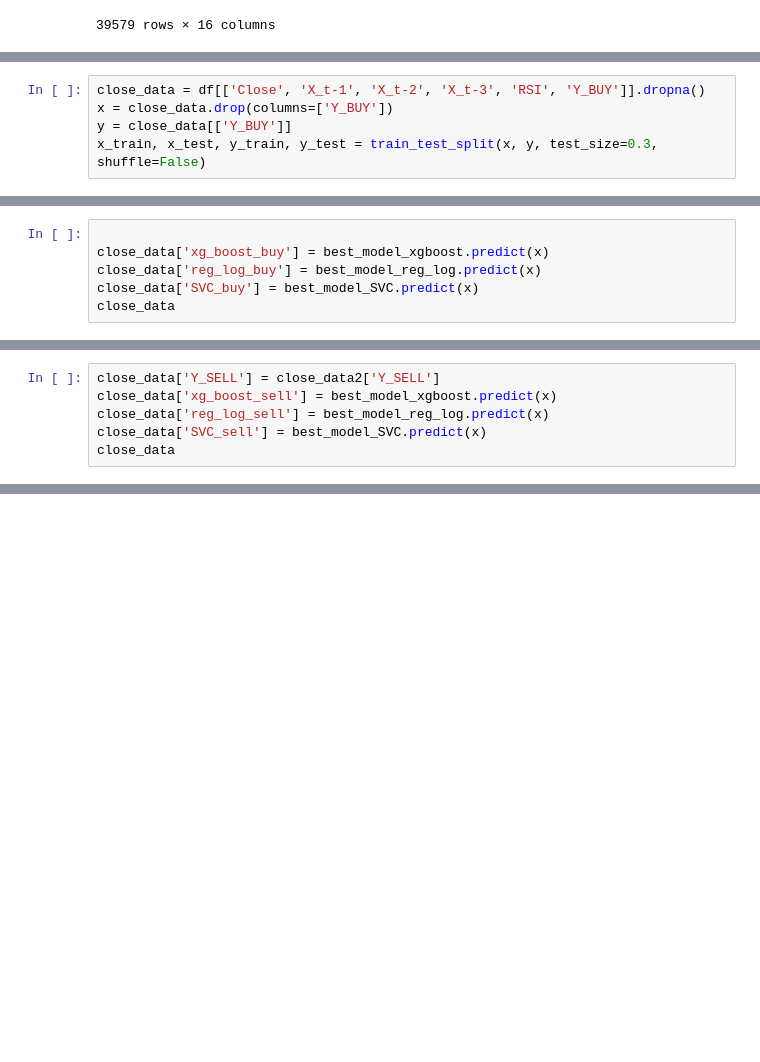
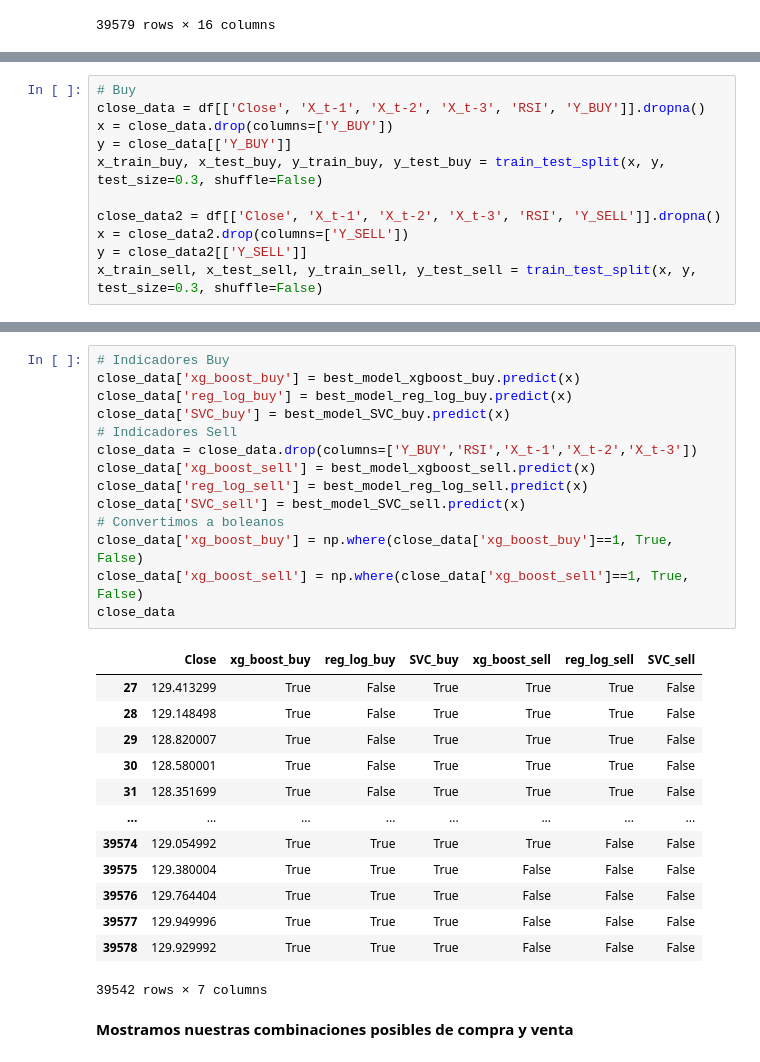
Before and after one commit to rodo1234/003_ML, a Jupyter notebook: report.ipynb, the cells around one changed output, grey strips where cells are left out. Cells and saved outputs as stored; diff of their text form; blank space fills up the shorter version.

Commit message:
se comienza proceso de optimizacion con combinaciones posibles

```diff
--- a/report.ipynb
+++ b/report.ipynb
@@ -31,6 +36,12 @@ df
 # %%
+# Buy
 close_data = df[['Close', 'X_t-1', 'X_t-2', 'X_t-3', 'RSI', 'Y_BUY']].dropna()
 x = close_data.drop(columns=['Y_BUY'])
 y = close_data[['Y_BUY']]
-x_train, x_test, y_train, y_test = train_test_split(x, y, test_size=0.3, shuffle=False)
+x_train_buy, x_test_buy, y_train_buy, y_test_buy = train_test_split(x, y, test_size=0.3, shuffle=False)
+
+close_data2 = df[['Close', 'X_t-1', 'X_t-2', 'X_t-3', 'RSI', 'Y_SELL']].dropna()
+x = close_data2.drop(columns=['Y_SELL'])
+y = close_data2[['Y_SELL']]
+x_train_sell, x_test_sell, y_train_sell, y_test_sell = train_test_split(x, y, test_size=0.3, shuffle=False)
 # %%
@@ -109,6 +187,0 @@ Execution time: 16.956160219510398 minutes
-# %%
-
-close_data['xg_boost_buy'] = best_model_xgboost.predict(x)
-close_data['reg_log_buy'] = best_model_reg_log.predict(x)
-close_data['SVC_buy'] = best_model_SVC.predict(x)
-close_data
@@ -204,6 +187,0 @@ Execution time: 11.629093285401662 minutes
-# %%
-close_data['Y_SELL'] = close_data2['Y_SELL']
-close_data['xg_boost_sell'] = best_model_xgboost.predict(x)
-close_data['reg_log_sell'] = best_model_reg_log.predict(x)
-close_data['SVC_sell'] = best_model_SVC.predict(x)
-close_data
@@ -223,0 +188,30 @@ close_data
+# %%
+# Indicadores Buy
+close_data['xg_boost_buy'] = best_model_xgboost_buy.predict(x)
+close_data['reg_log_buy'] = best_model_reg_log_buy.predict(x)
+close_data['SVC_buy'] = best_model_SVC_buy.predict(x)
+# Indicadores Sell
+close_data = close_data.drop(columns=['Y_BUY','RSI','X_t-1','X_t-2','X_t-3'])
+close_data['xg_boost_sell'] = best_model_xgboost_sell.predict(x)
+close_data['reg_log_sell'] = best_model_reg_log_sell.predict(x)
+close_data['SVC_sell'] = best_model_SVC_sell.predict(x)
+# Convertimos a boleanos
+close_data['xg_boost_buy'] = np.where(close_data['xg_boost_buy']==1, True, False)
+close_data['xg_boost_sell'] = np.where(close_data['xg_boost_sell']==1, True, False)
+close_data
+# %% [output]
+|  | Close | xg_boost_buy | reg_log_buy | SVC_buy | xg_boost_sell | reg_log_sell | SVC_sell |
+| 27 | 129.413299 | True | False | True | True | True | False |
+| 28 | 129.148498 | True | False | True | True | True | False |
+| 29 | 128.820007 | True | False | True | True | True | False |
+| 30 | 128.580001 | True | False | True | True | True | False |
+| 31 | 128.351699 | True | False | True | True | True | False |
+| ... | ... | ... | ... | ... | ... | ... | ... |
+| 39574 | 129.054992 | True | True | True | True | False | False |
+| 39575 | 129.380004 | True | True | True | False | False | False |
+| 39576 | 129.764404 | True | True | True | False | False | False |
+| 39577 | 129.949996 | True | True | True | False | False | False |
+| 39578 | 129.929992 | True | True | True | False | False | False |
+39542 rows × 7 columns
+# %% [markdown]
+**Mostramos nuestras combinaciones posibles de compra y venta**
```
Also changed, not shown: parts of 12 cells of this notebook, 1 other file.
